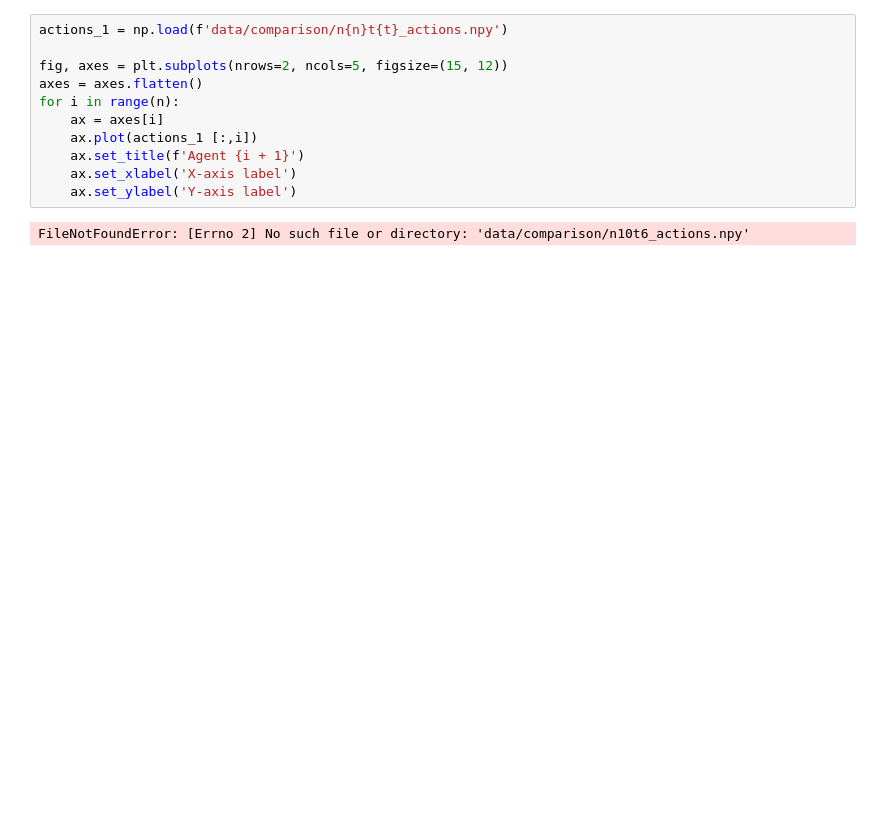
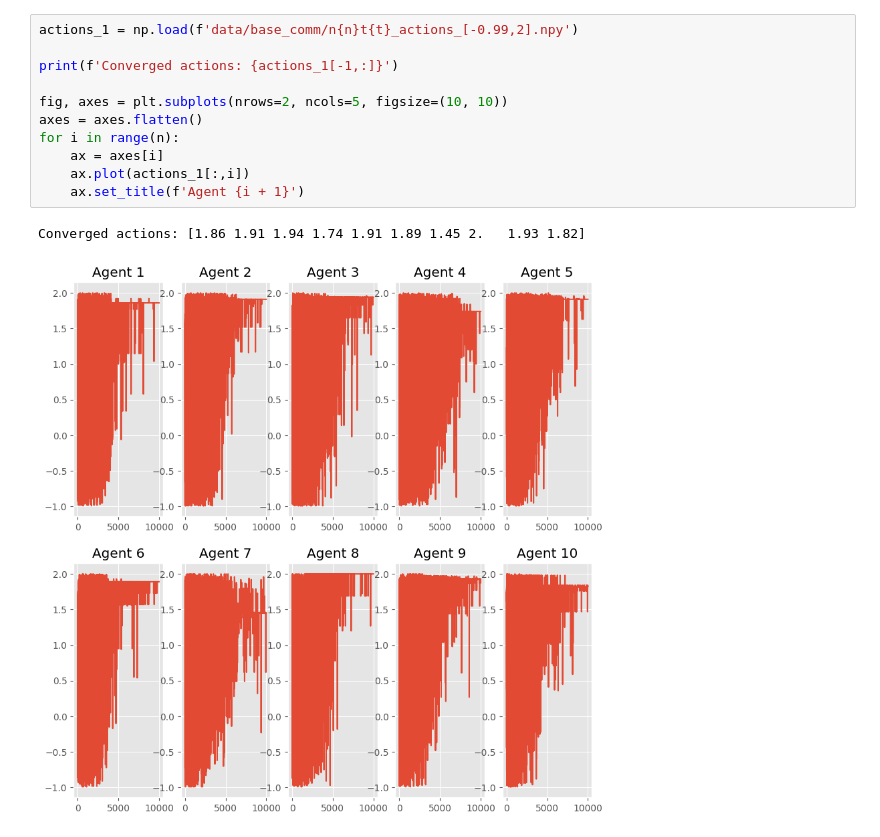
Before and after one commit to akhimoche/coop-form-marl, a Jupyter notebook: graph_test.ipynb, the cells around one changed output. Saved outputs shown, nothing was run; the diff lists cells and outputs as text; blank space fills up the shorter version.

```diff
--- a/graph_test.ipynb
+++ b/graph_test.ipynb
@@ -33,13 +37,14 @@ plt.legend()
 # %%
-actions_1 = np.load(f'data/comparison/n{n}t{t}_actions.npy')
+actions_1 = np.load(f'data/base_comm/n{n}t{t}_actions_[-0.99,2].npy')
 
-fig, axes = plt.subplots(nrows=2, ncols=5, figsize=(15, 12))
+print(f'Converged actions: {actions_1[-1,:]}')
+
+fig, axes = plt.subplots(nrows=2, ncols=5, figsize=(10, 10))
 axes = axes.flatten()
 for i in range(n):
     ax = axes[i]
-    ax.plot(actions_1 [:,i])
+    ax.plot(actions_1[:,i])
     ax.set_title(f'Agent {i + 1}')
-    ax.set_xlabel('X-axis label')
-    ax.set_ylabel('Y-axis label')
 # %% [output]
-FileNotFoundError: [Errno 2] No such file or directory: 'data/comparison/n10t6_actions.npy'
+Converged actions: [1.86 1.91 1.94 1.74 1.91 1.89 1.45 2.   1.93 1.82]
+[figure, added]
```
Also changed, not shown: parts of 1 cell of this notebook, 3 other files.
